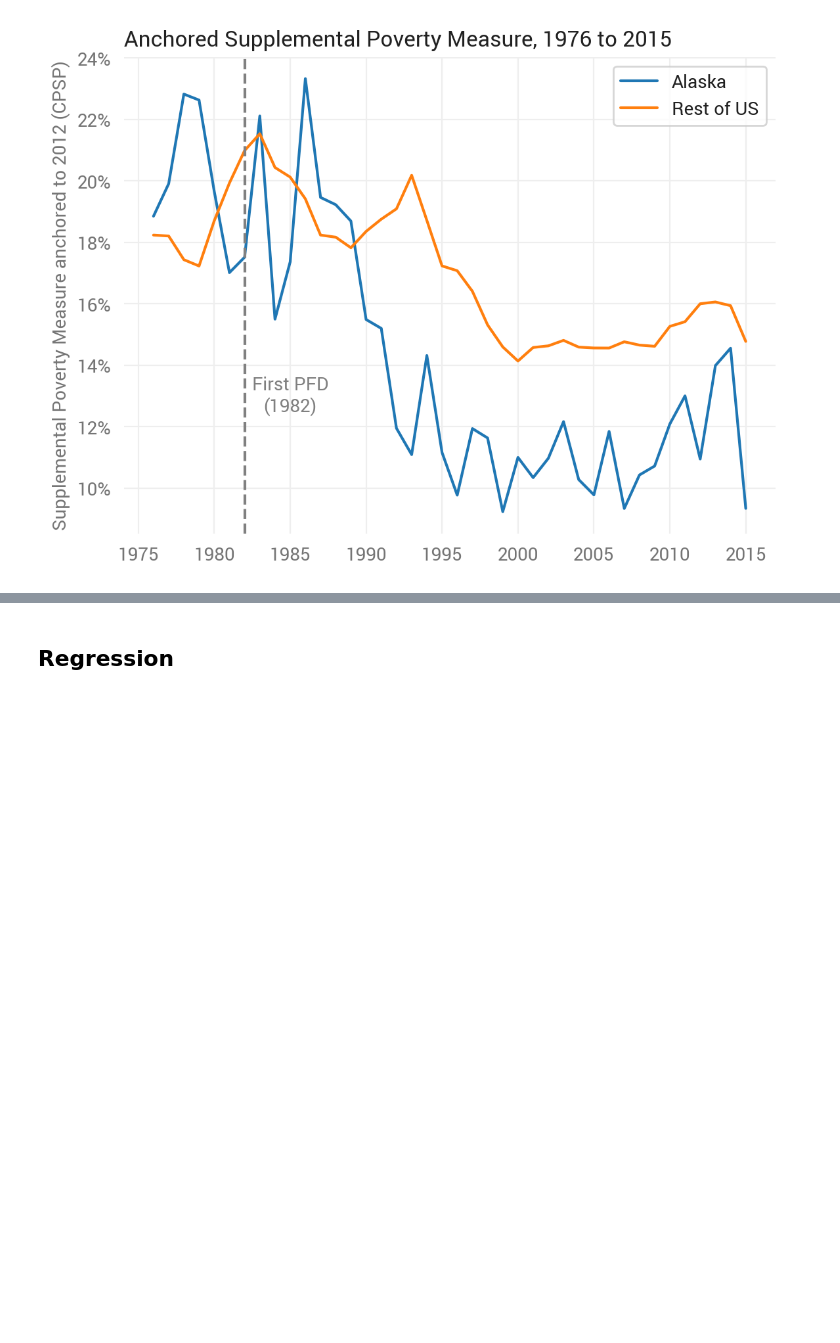
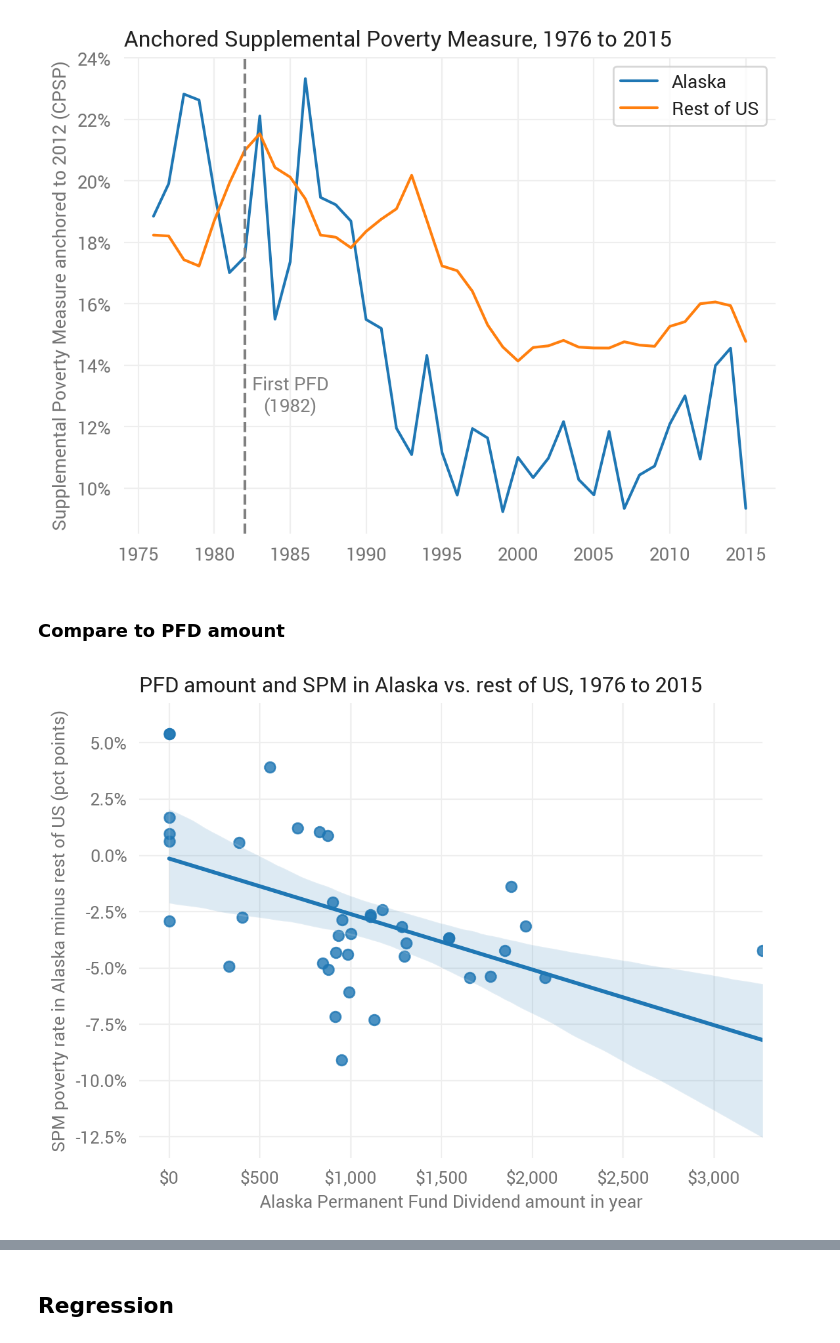
Before and after one commit to UBICenter/pfd_spm, a Jupyter notebook: pfd_spm.ipynb, the cells around one changed output, grey strips where cells are left out. Drawn from its saved outputs; the diff is of its cells as text; code cells hidden in the pictures; blank space fills up the shorter version.

Commit message:
Add scatter plot comparison to PFD amount

```diff
--- a/pfd_spm.ipynb
+++ b/pfd_spm.ipynb
@@ -18,7 +18,7 @@ mdf.set_plot_style()
 ## Load data
 # %%
 dat = pd.read_csv('data/spm_state.csv.gz')
-pfd = pd.read_csv('data/pfd_amounts.csv')
+pfd = pd.read_csv('data/pfd_amounts.csv', usecols=['year', 'pfd'])
 # %% [markdown]
 ## Preprocess
 
@@ -113,3 +113,18 @@ plt.title('Anchored Supplemental Poverty Measure, ' + str(YEAR_START) +
 plt.show()
 # %% [output]
 [figure]
+# %% [markdown]
+### Compare to PFD amount
+# %%
+povtrend_ak['ak_minus_rest'] = povtrend_ak.ak - povtrend_ak.rest
+povtrend_ak = povtrend_ak.join(pfd.set_index('year')).fillna(0)
+# %%
+ax = sns.regplot(x='pfd', y='ak_minus_rest', data=povtrend_ak)
+plt.title('PFD amount and SPM in Alaska vs. rest of US, 1976 to 2015',
+          loc='left')
+plt.xlabel('Alaska Permanent Fund Dividend amount in year')
+ax.xaxis.set_major_formatter(mdf.dollar_format())
+plt.ylabel('SPM poverty rate in Alaska minus rest of US (pct points)')
+ax.yaxis.set_major_formatter(mpl.ticker.PercentFormatter(xmax=1))
+# %% [output]
+[figure, added]
```
Also changed, not shown: parts of 5 cells of this notebook.
